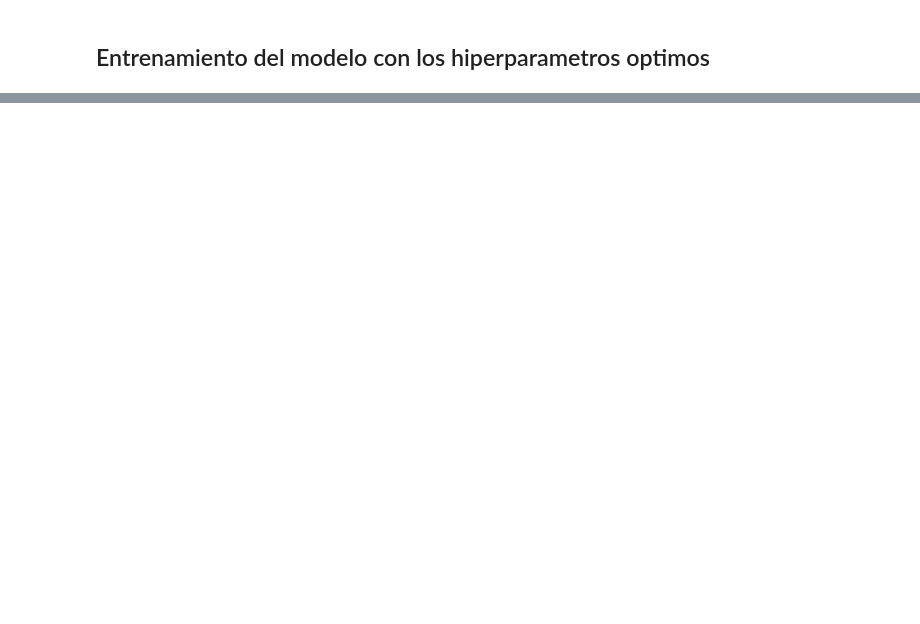
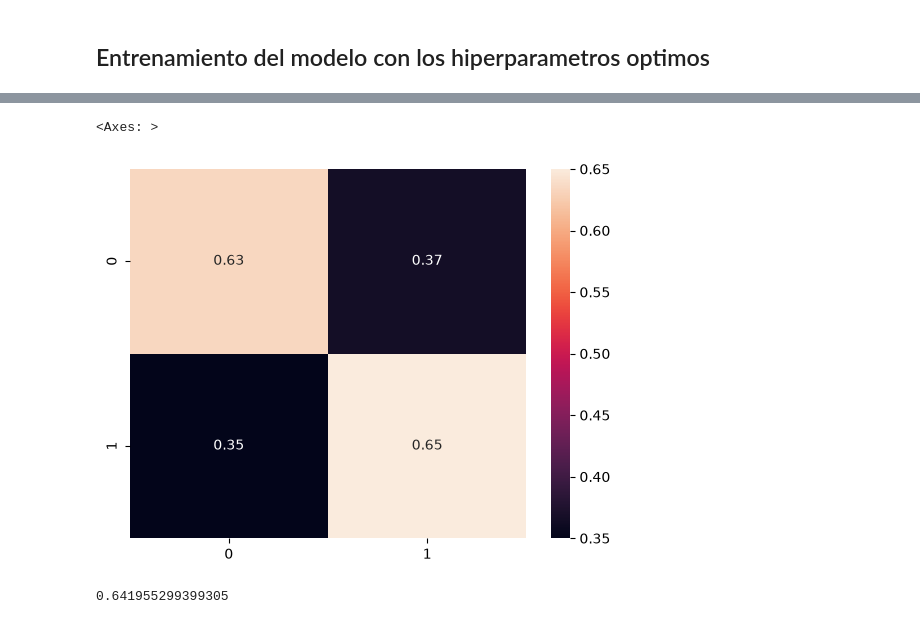
Before and after one commit to Guilleurre/Reto-05-Grupo-Verde-Oscuro, a Jupyter notebook: Modelo_impago.ipynb, the cells around one changed output, grey strips where cells are left out. Saved outputs shown, nothing was run; the diff lists cells and outputs as text; code cells hidden in the pictures; blank space fills up the shorter version.

```diff
--- a/Modelo_impago.ipynb
+++ b/Modelo_impago.ipynb
@@ -311,7 +317,7 @@ AUC: 0.6894022501949261
 # %% [markdown]
 Ahora vamos a regularizar con elasticnet: elasticnet es una mezcla entre ambos metodos (L1 y L2) por lo que nos da un equilibrio entre ambos metodos. Este metodo tiene un Hiperparametro nuevo llamado L1_ratio, a mayor L1_ratio mas se comporta como lasso el elasticnet
 # %%
-modelo_en = LogisticRegressionCV(Cs=np.logspace(-4, 4, 20), cv=5, penalty="elasticnet", solver="saga", l1_ratios=[0.2, 0.5, 0.8], scoring="roc_auc", class_weight="balanced",max_iter=5000, random_state=42)
+modelo_en = LogisticRegressionCV(Cs=np.logspace(-4, 4, 20), cv=5, penalty="elasticnet", solver="saga", l1_ratios=[0.2, 0.5, 0.8], scoring="roc_auc", max_iter=5000, random_state=42)
 
 
 modelo_en.fit(X_train_hipotesisnula, y_train)
@@ -342,11 +343,0 @@ Utilizamos Grid Search en lugar de Random Search porque es exhaustivo: prueba to
-# %%
-reg_log = LogisticRegression(penalty=None, solver="saga", max_iter=5000)
-
-hyperparameter = {"C": [0.001, 0.01, 0.1, 1, 10, 100]}
-
-grid = GridSearchCV(estimator=reg_log, param_grid=hyperparameter,
-                    cv=5, scoring="recall")
-
-grid.fit(X_train_hipotesisnula, y_train)
-
-print(grid.best_estimator_, grid.best_params_, grid.best_score_)
@@ -362,2 +346,2 @@ Para ello vamos a usar la libreria sklearn porque es mucho mas sencillo modifica
 # %%
-X_train_hipotesisnula.drop(columns="const")
+X_train_hipotesisnula = X_train_hipotesisnula.drop(columns="const")
@@ -377,0 +348,8 @@ X_train_hipotesisnula.drop(columns="const")
+# %%
+from sklearn.linear_model import LogisticRegression
+
+modelo = LogisticRegression(penalty=None, solver="saga", max_iter=5000, class_weight="balanced")
+
+modelo.fit(X_train_hipotesisnula, y_train)
+
+y_pred = modelo.predict(X_test_hipotesisnula)
@@ -377,0 +371,13 @@ X_train_hipotesisnula.drop(columns="const")
+# %%
+from sklearn.metrics import confusion_matrix
+
+sns.heatmap(confusion_matrix(y_test,y_pred, normalize='true'), annot=True)
+# %% [output]
+<Axes: >
+[figure, added]
+# %%
+from sklearn.metrics import roc_auc_score
+
+roc_auc_score(y_test, y_pred)
+# %% [output]
+0.641955299399305
```
Also changed, not shown: parts of 16 cells of this notebook.
